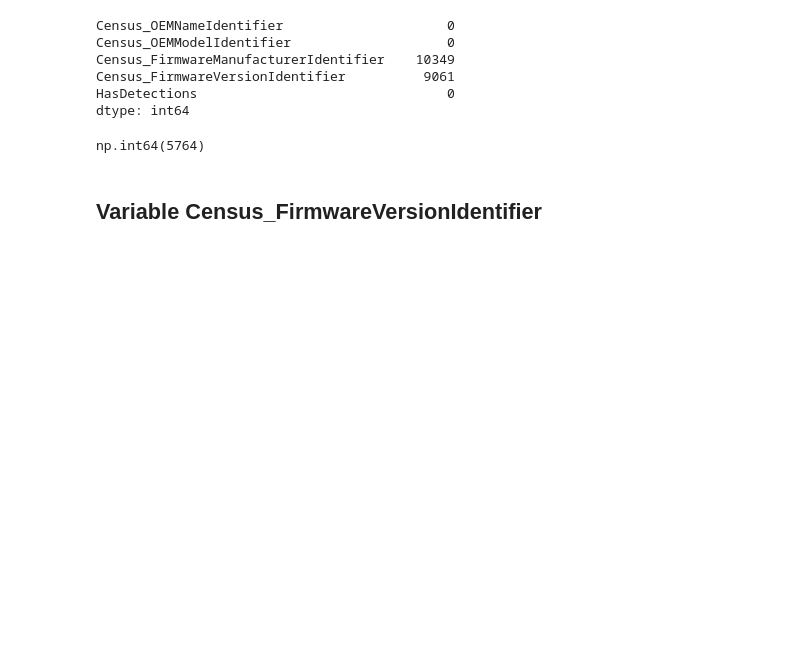
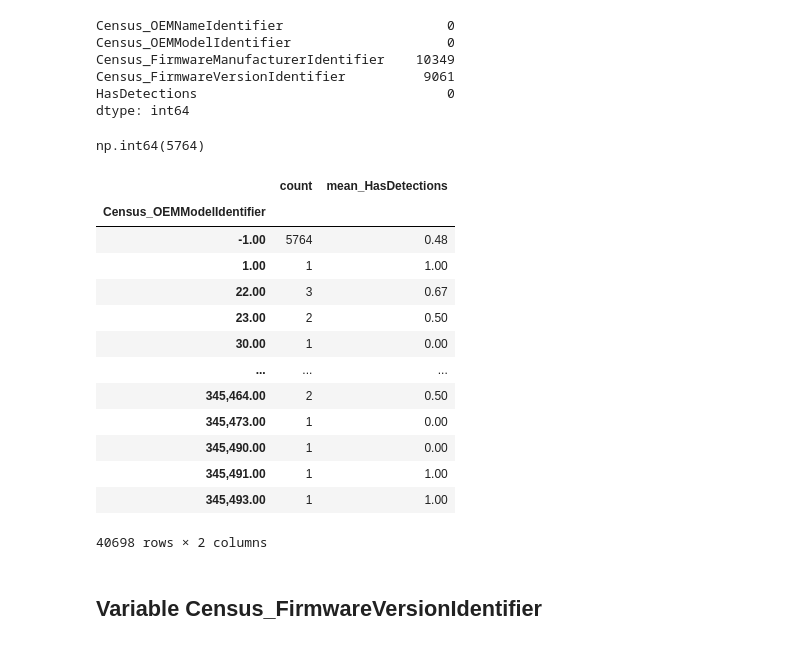
Before and after one commit to martadominguezm/grupo-1-dscesp-0525, a Jupyter notebook: entregable_2/0525_SupML_Grupo1.ipynb, the cells around one changed output. Drawn from its saved outputs; the diff is of its cells as text; code cells hidden in the pictures; blank space fills up the shorter version.

```diff
--- a/entregable_2/0525_SupML_Grupo1.ipynb
+++ b/entregable_2/0525_SupML_Grupo1.ipynb
@@ -1942,6 +2011,26 @@ dtype: int64
 (df_oem_firmware['Census_OEMModelIdentifier'] == -1).sum()
 # %% [output]
 np.int64(5764)
+# %%
+df_oem_firmware.groupby('Census_OEMModelIdentifier').agg(
+        count=('HasDetections', 'size'),           # cuenta de filas por OsVer
+        mean_HasDetections=('HasDetections', 'mean')  # media del target por OsVer
+    ).sort_index()
+# %% [output]
+|  | count | mean_HasDetections |
+| Census_OEMModelIdentifier |  |  |
+| -1.00 | 5764 | 0.48 |
+| 1.00 | 1 | 1.00 |
+| 22.00 | 3 | 0.67 |
+| 23.00 | 2 | 0.50 |
+| 30.00 | 1 | 0.00 |
+| ... | ... | ... |
+| 345,464.00 | 2 | 0.50 |
+| 345,473.00 | 1 | 0.00 |
+| 345,490.00 | 1 | 0.00 |
+| 345,491.00 | 1 | 1.00 |
+| 345,493.00 | 1 | 1.00 |
+40698 rows × 2 columns
 # %% [markdown]
 ## Variable Census_FirmwareVersionIdentifier
 # %% [markdown]
```
Also changed, not shown: parts of 7 cells of this notebook.
